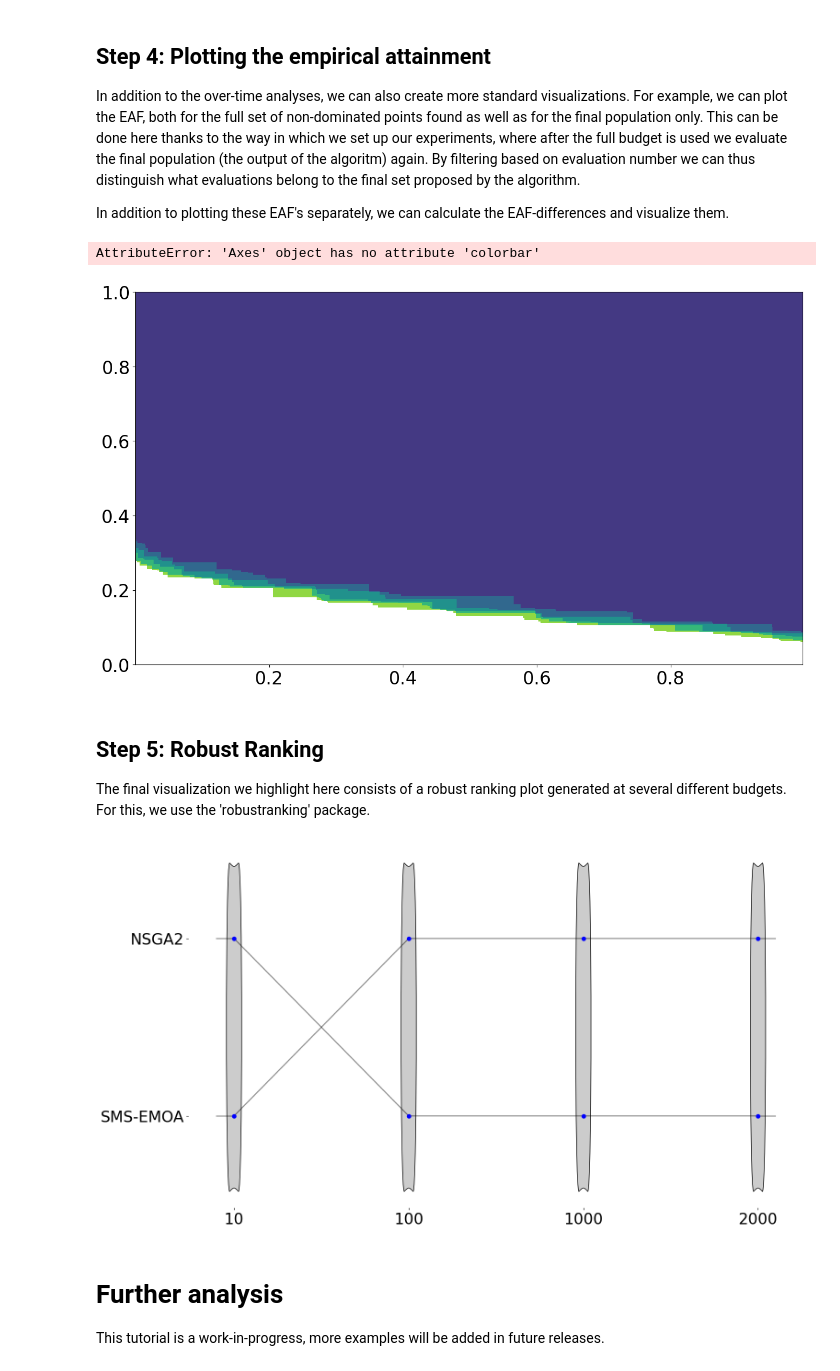
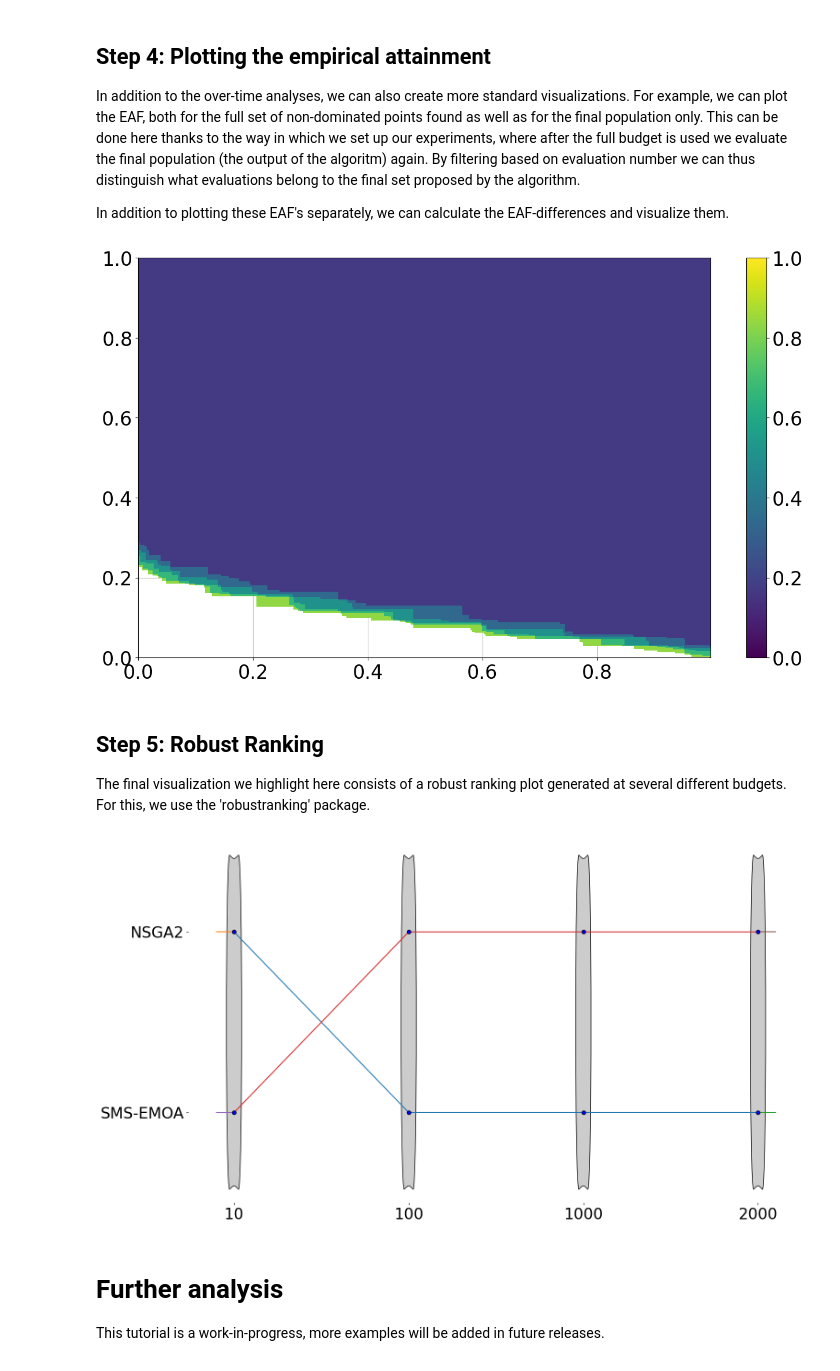
Before and after one commit to IOHprofiler/IOHinspector, a Jupyter notebook: examples/MO_Examples.ipynb, the cells around one changed output. Saved outputs shown, nothing was run; the diff lists cells and outputs as text; code cells hidden in the pictures.

```diff
--- a/examples/MO_Examples.ipynb
+++ b/examples/MO_Examples.ipynb
@@ -20,7 +19,7 @@ os.chdir(os.path.dirname(iohinspector.__file__))
 With the data loaded, we can verify whether all runs are present by checking the 'overview' attribute of the created manager
 # %%
 manager = iohinspector.DataManager()
-manager.add_folder("../../examples/MO_Data")
+manager.add_folder("MO_Data")
 # %% [markdown]
 With the data loaded, we can verify whether all runs are present by checking the 'overview' attribute of the created manager
 # %%
@@ -136,7 +135,7 @@ df = iohinspector.metrics.add_normalized_objectives(df, obj_cols = ['raw_y', 'F2
 #The cast-to-int is there to handle data type differences and prevent duplicate values for function evaluation count
 evals = iohinspector.metrics.get_sequence(10, 2000, 10, cast_to_int=True, scale_log=True)
 
-hv_indicator = iohinspector.indicators.Anytime_HyperVolume(reference_point = [1.1, 1.1])
+hv_indicator = iohinspector.indicators.anytime.HyperVolume(reference_point = [1.1, 1.1])
 df_hv = iohinspector.indicators.add_indicator(df, hv_indicator, objective_columns = ['obj1', 'obj2'], evals = evals)
 
 plt.figure(figsize=(16,9))
@@ -145,5 +144,4 @@ plt.ylabel("Hypervolume")
 plt.xlim(10, 2000)
 plt.xlabel("Evaluations")
 plt.xscale('log')
-plt.show()
 # %% [output]
@@ -182,7 +186,7 @@ Note: More convenience functions for plotting ECDFs and related visualizations w
 df = manager.load(False, True)
 df = iohinspector.metrics.add_normalized_objectives(df, obj_cols = ['raw_y', 'F2'])
 evals = iohinspector.metrics.get_sequence(10, 2000, 2000, cast_to_int=True, scale_log=False)
-hv_indicator = iohinspector.indicators.Anytime_HyperVolume(reference_point = [1.1, 1.1])
+hv_indicator = iohinspector.indicators.anytime.HyperVolume(reference_point = [1.1, 1.1])
 df_hv = iohinspector.indicators.add_indicator(df, hv_indicator, objective_columns = ['obj1', 'obj2'], evals = evals)
 df_hv = df_hv.with_columns((pl.col('HyperVolume')/1.21).alias('eaf'))
 # %%
@@ -200,8 +204,7 @@ df = manager.select(function_ids=[0], algorithms=['NSGA2']).load(False, False)
 df = iohinspector.metrics.add_normalized_objectives(df, obj_cols = ['raw_y', 'F2'])
 iohinspector.plot.plot_eaf_pareto(df, 'obj1', 'obj2', scale_xlog=False, scale_ylog=False)
 # %% [output]
-AttributeError: 'Axes' object has no attribute 'colorbar'
-[figure, old version]
+[figure, new version]
 # %% [markdown]
 ## Step 5: Robust Ranking
 
@@ -209,17 +212,18 @@ The final visualization we highlight here consists of a robust ranking plot gene
 # %%
 df = manager.select(function_ids=[0]).load(False, True)
 df = iohinspector.metrics.add_normalized_objectives(df, obj_cols = ['raw_y', 'F2'])
 
 #The cast-to-int is there to handle data type differences and prevent duplicate values for function evaluation count
 evals = [10,100,1000,2000]
 
 ref_set = iohinspector.indicators.get_reference_set(df, ['obj1', 'obj2'])
 
-igdp_indicator = iohinspector.indicators.Anytime_IGDPlus(reference_set = ref_set)
+igdp_indicator = iohinspector.indicators.anytime.IGDPlus(reference_set = ref_set)
+
 
 iohinspector.plot.plot_robustrank_changes(df, ['obj1', 'obj2'], evals, igdp_indicator)
 # %% [output]
-[figure, old version]
+[figure, new version]
 # %% [markdown]
 # Further analysis
 This tutorial is a work-in-progress, more examples will be added in future releases.
```
Also changed, not shown: parts of 10 cells of this notebook, 14 other files.
